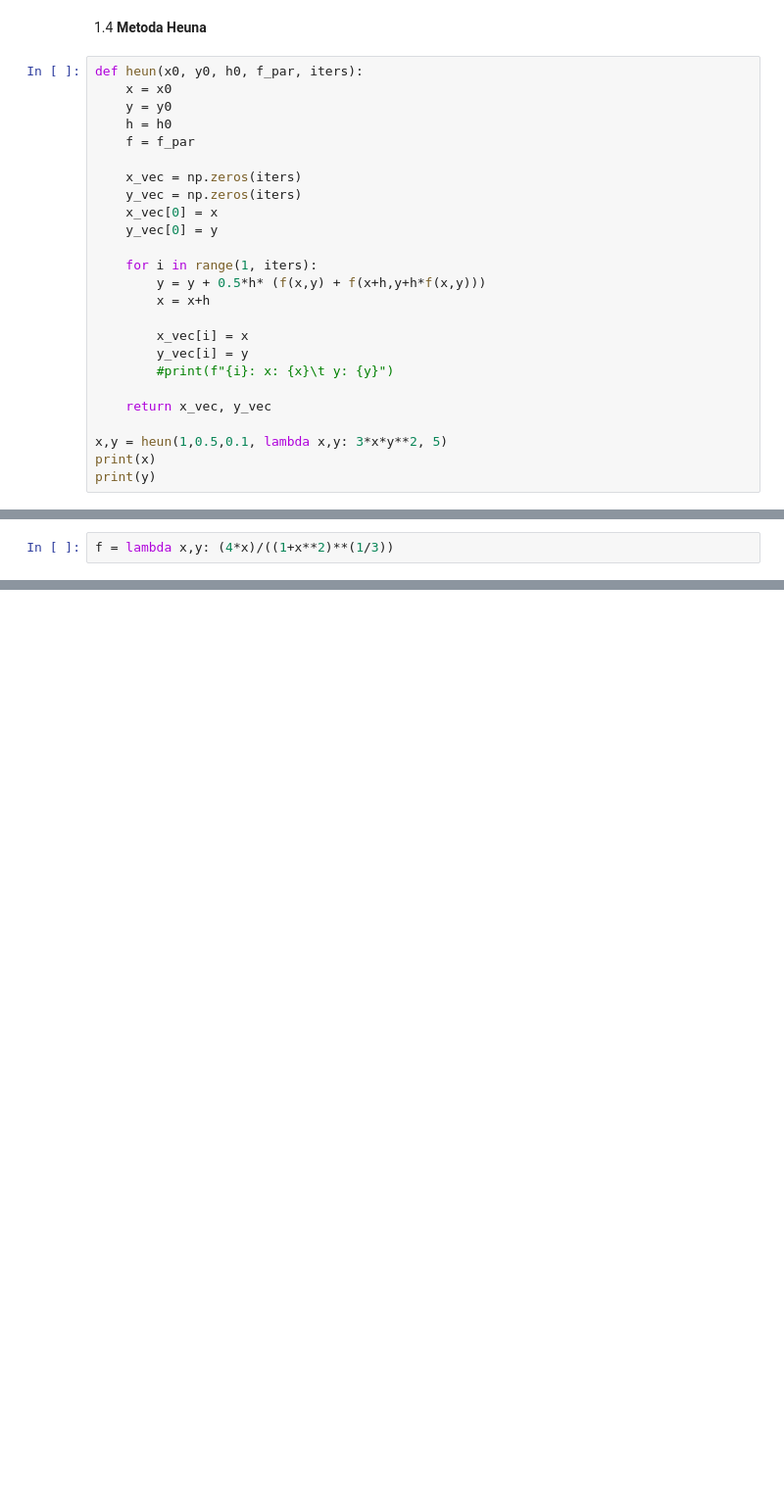
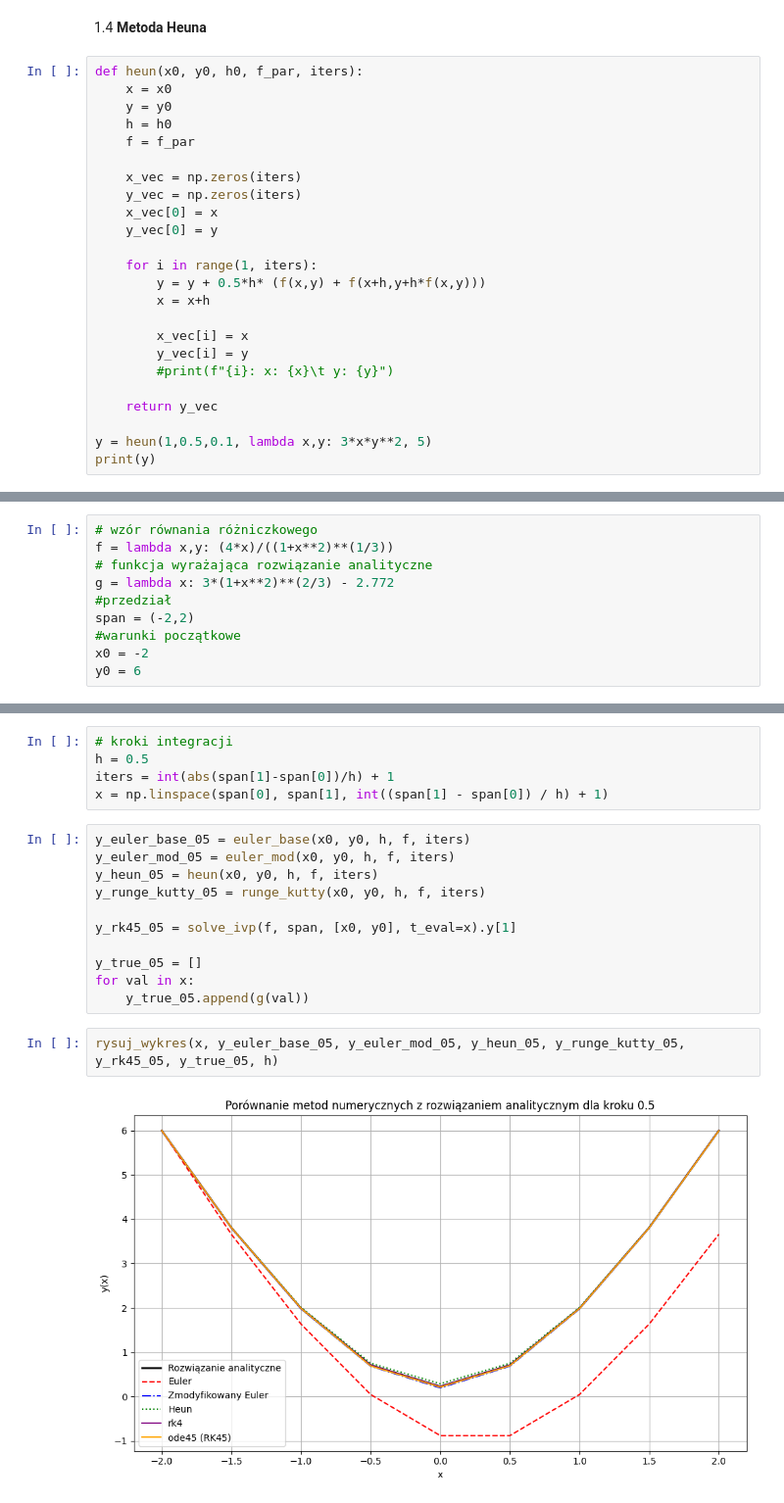
Before and after one commit to jarzeckil/mnum, a Jupyter notebook: lab4/lab4.ipynb, the cells around one changed output, grey strips where cells are left out. Shown at 98% size. Saved outputs shown, nothing was run; the diff lists cells and outputs as text; blank space fills up the shorter version.

Commit message:
lab4 update - wykresy, calc_erorr

```diff
--- a/lab4/lab4.ipynb
+++ b/lab4/lab4.ipynb
@@ -125,9 +156,8 @@ def heun(x0, y0, h0, f_par, iters):
         y_vec[i] = y
         #print(f"{i}: x: {x}\t y: {y}")
 
-    return x_vec, y_vec
+    return y_vec
 
-x,y = heun(1,0.5,0.1, lambda x,y: 3*x*y**2, 5)
-print(x)
+y = heun(1,0.5,0.1, lambda x,y: 3*x*y**2, 5)
 print(y)
 # %% [output]
@@ -138,2 +169,10 @@ print(y)
 # %%
+# wzór równania różniczkowego
 f = lambda x,y: (4*x)/((1+x**2)**(1/3))
+# funkcja wyrażająca rozwiązanie analityczne
+g = lambda x: 3*(1+x**2)**(2/3) - 2.772
+#przedział
+span = (-2,2)
+#warunki początkowe
+x0 = -2
+y0 = 6
@@ -139,0 +181,20 @@ f = lambda x,y: (4*x)/((1+x**2)**(1/3))
+# %%
+# kroki integracji
+h = 0.5
+iters = int(abs(span[1]-span[0])/h) + 1
+x = np.linspace(span[0], span[1], int((span[1] - span[0]) / h) + 1)
+# %%
+y_euler_base_05 = euler_base(x0, y0, h, f, iters)
+y_euler_mod_05 = euler_mod(x0, y0, h, f, iters)
+y_heun_05 = heun(x0, y0, h, f, iters)
+y_runge_kutty_05 = runge_kutty(x0, y0, h, f, iters)
+
+y_rk45_05 = solve_ivp(f, span, [x0, y0], t_eval=x).y[1]
+
+y_true_05 = []
+for val in x:
+    y_true_05.append(g(val))
+# %%
+rysuj_wykres(x, y_euler_base_05, y_euler_mod_05, y_heun_05, y_runge_kutty_05, y_rk45_05, y_true_05, h)
+# %% [output]
+[figure, added]
```
Also changed, not shown: parts of 19 cells of this notebook.
